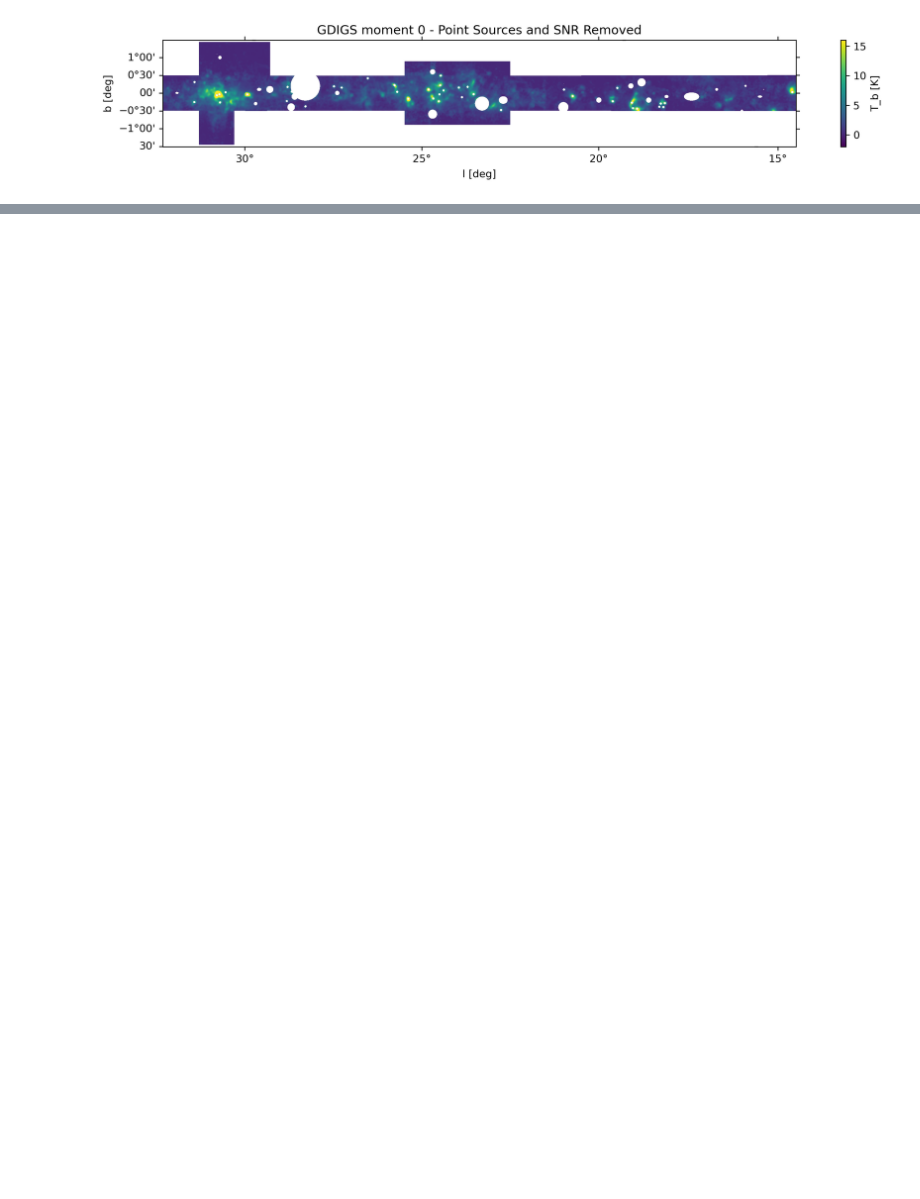
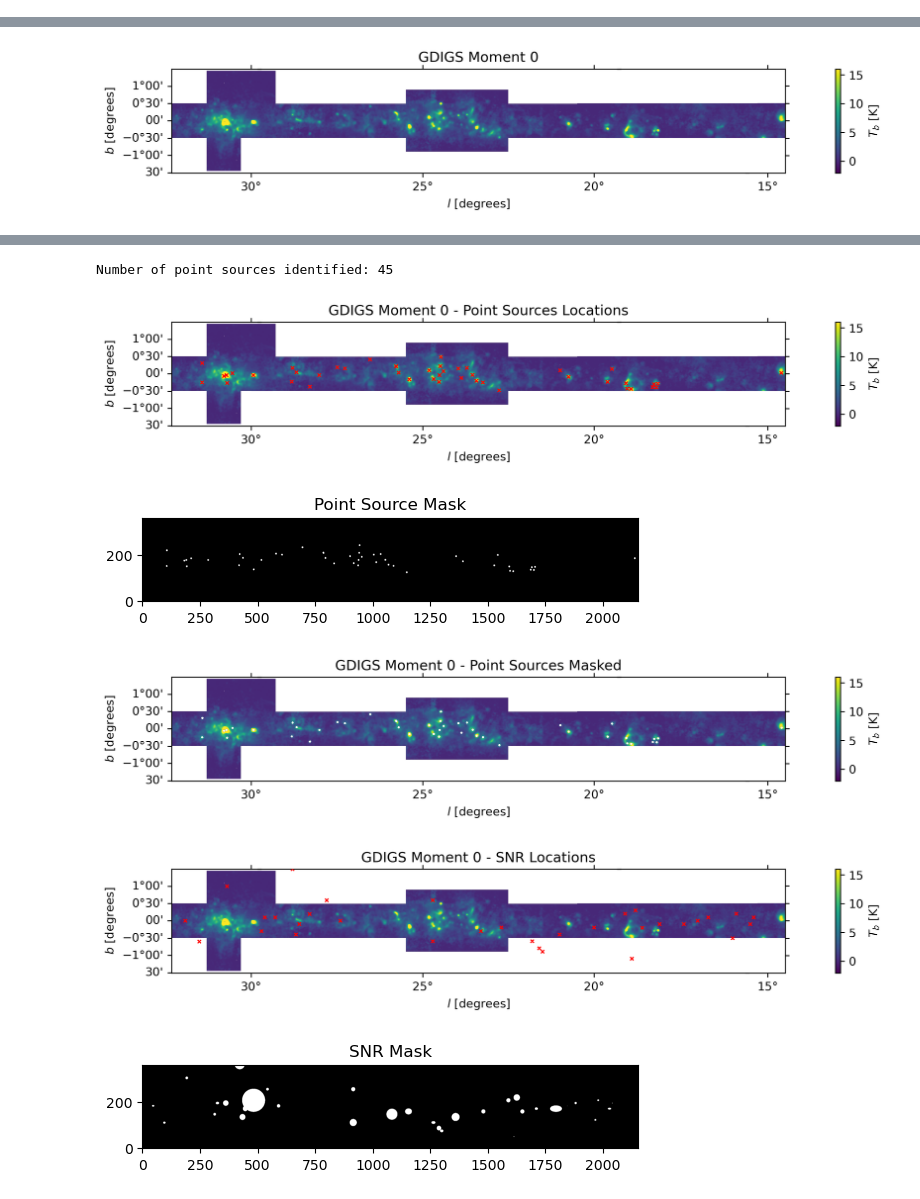
Before and after one commit to gahoerning/comap_mphys_2526, a Jupyter notebook: aw_notebooks/mask_snr_ps.ipynb, the cells around one changed output, grey strips where cells are left out. Saved outputs shown, nothing was run; the diff lists cells and outputs as text; code cells hidden in the pictures; blank space fills up the shorter version.

Commit message:
Added code for masking SNR and point sources

```diff
--- a/aw_notebooks/mask_snr_ps.ipynb
+++ b/aw_notebooks/mask_snr_ps.ipynb
@@ -18,3 +16,18 @@ from astropy.stats import sigma_clipped_stats # delete if not needed - see locat
 # %%
+# --- GLOBAL VARIABLES ---
+
 LINUX_DIRECTORY = "/home/aimee/mphys"
-FIGURE_SAVEDIR = "figures"
+FIGURE_SAVEDIR = "figures/masking"
+SAVE_FIGS = True
+
+GDIGS_MAPS_DIR = f"{LINUX_DIRECTORY}/data/GDIGS_moment0"
+GDIGS_FNAMES = {
+    "GDIGS G017.50":"GDIGS_G017.50+00.00_halpha_2pol_average_moment0.fits",
+    "GDIGS G022.50":"GDIGS_G022.50+00.00_halpha_2pol_average_moment0.fits",
+    "GDIGS G027.25":"GDIGS_G027.25+00.00_halpha_2pol_average_moment0.fits",
+    "GDIGS G030.80":"GDIGS_G030.80+00.00_halpha_2pol_average_moment0.fits"
+               }
+
+# Get precise values! these were eyeballed
+L_BOUNDS = [14.5, 32] # degrees
+B_BOUNDS = [-1.5, 1.5] # degrees
@@ -338,23 +220,30 @@ plt.show()
-# %%
-# Apply SNR mask and plot GDIGS with SNR (and point sources) removed
-
-mosaic[mask_snr] = np.nan # change to hp.UNSEEN?
-
-fig, ax = plt.subplots(1, 1, figsize=(13,2), dpi=300,
-                        subplot_kw={'projection': mosaic_WCS})
-
-im = ax.imshow(mosaic, origin='lower', cmap='viridis', vmin = -2, vmax = 16)
-ax.set_title("GDIGS moment 0 - Point Sources and SNR Removed")
-ax.set_xlabel(r"l [deg]")
-ax.set_ylabel(r"b [deg]")
-
-cbar = fig.colorbar(im, ax=ax, orientation='vertical')
-cbar.set_label("T_b [K]")
-
-fig.subplots_adjust(left=0.07, right=0.88, top=0.95, bottom=0.05, hspace=0.4)
-
-plt.savefig(f"{LINUX_DIRECTORY}/figures/GDIGS_moment0_mosaic_ps_snr_removed.png", dpi=300)
-plt.tight_layout()
-plt.show()
-# %% [output]
-[figure, removed]
+# %%
+# --- MAIN CODE ---
+
+# Create GDIGS mosaic
+mosaic, mosaic_WCS = GDIGS_mosaic()
+plot_fits(mosaic, mosaic_WCS, title='GDIGS Moment 0')
+
+# Mask point sources
+x_ps, y_ps, fwhm_ps = find_point_sources(mosaic)
+plot_fits(mosaic, mosaic_WCS, x_coords=x_ps, y_coords=y_ps, title='GDIGS Moment 0 - Point Sources Locations')
+mask_ps = create_point_source_mask(mosaic, x_ps, y_ps, fwhm=fwhm_ps, show_mask=True)
+mosaic_ps = mosaic.copy()
+mosaic_ps[mask_ps] = hp.UNSEEN
+plot_fits(mosaic_ps, mosaic_WCS, title='GDIGS Moment 0 - Point Sources Masked')
+
+# Mask supernova remnants
+x_snr, y_snr, diameters = find_SNRs(file_path=f'{LINUX_DIRECTORY}/data/SNR_Catalogue_DAGreen.txt')
+x_snr, y_snr = convert_snr_coords(x_snr, y_snr, mosaic_WCS)
+plot_fits(mosaic, mosaic_WCS, x_coords=x_snr, y_coords=y_snr, title='GDIGS Moment 0 - SNR Locations')
+mask_snr = create_snr_mask(mosaic, x_snr, y_snr, diameters, show_mask=True)
+mosaic_snr = mosaic.copy()
+mosaic_snr[mask_snr] = hp.UNSEEN
+plot_fits(mosaic_snr, mosaic_WCS, title='GDIGS Moment 0 - SNR Masked')
+
+# Apply both masks
+mosaic_ps_snr = mosaic.copy()
+mosaic_ps_snr[mask_snr] = hp.UNSEEN
+mosaic_ps_snr[mask_ps] = hp.UNSEEN
+plot_fits(mosaic_ps_snr, mosaic_WCS, title='GDIGS Moment 0 - SNR and Point Sources Masked')
+# %% [output]
@@ -360,0 +258 @@ plt.show()
+[figure, added]
@@ -360,0 +260,6 @@ plt.show()
+Number of point sources identified: 45
+[figure, added]
+[figure, added]
+[figure, added]
+[figure, added]
+[figure, added]
```
Also changed, not shown: parts of 12 cells of this notebook, 2 other files.
